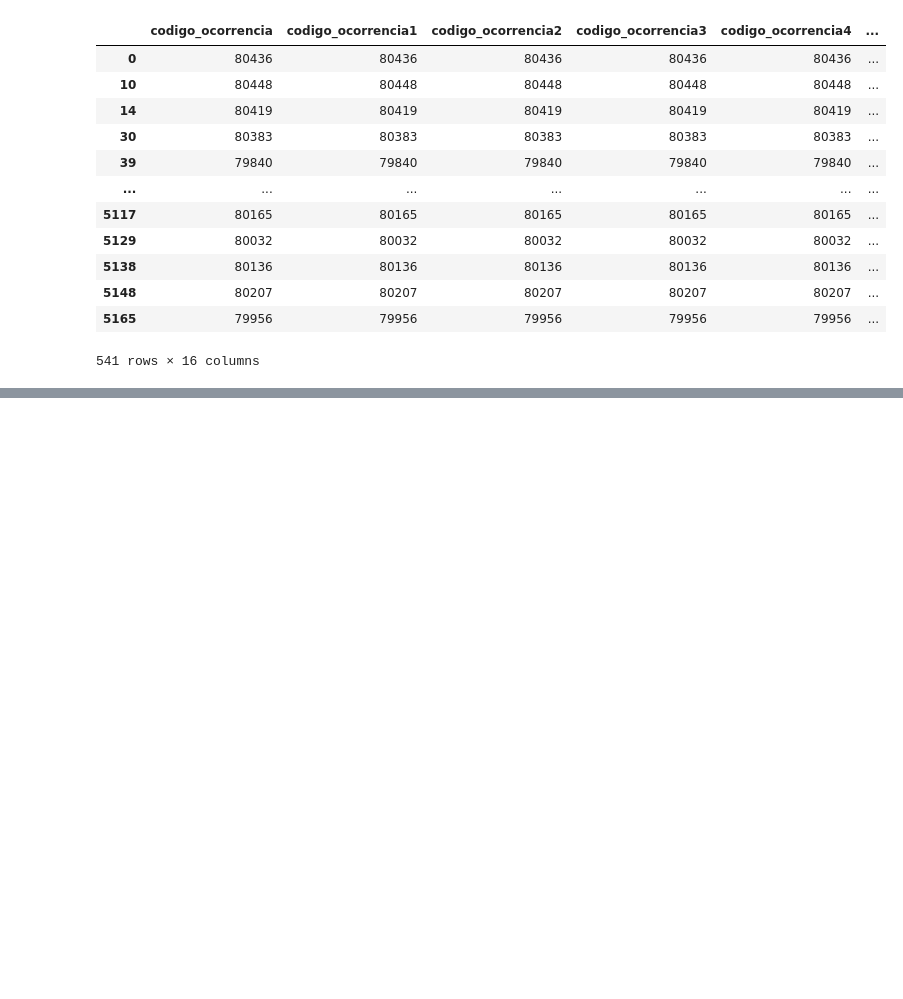
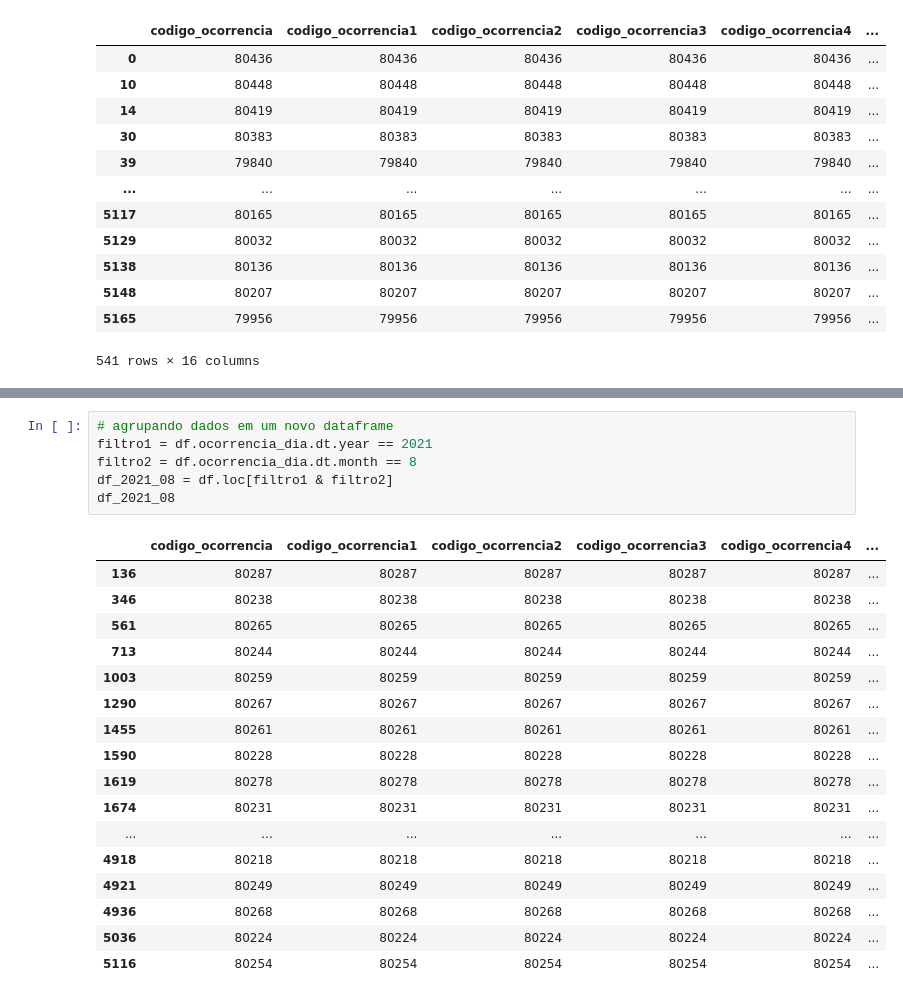
Before and after one commit to feuvpi/data-science, a Jupyter notebook: Ocorrencias_Aereas/transformação_notebook.ipynb, the cells around one changed output, grey strips where cells are left out. Drawn from its saved outputs; the diff is of its cells as text; blank space fills up the shorter version.

```diff
--- a/Ocorrencias_Aereas/transformação_notebook.ipynb
+++ b/Ocorrencias_Aereas/transformação_notebook.ipynb
@@ -286,0 +342,24 @@ df.loc[filtro]
+# %%
+# agrupando dados em um novo dataframe
+filtro1 = df.ocorrencia_dia.dt.year == 2021
+filtro2 = df.ocorrencia_dia.dt.month == 8
+df_2021_08 = df.loc[filtro1 & filtro2]
+df_2021_08
+# %% [output]
+|  | codigo_ocorrencia | codigo_ocorrencia1 | codigo_ocorrencia2 | codigo_ocorrencia3 | codigo_ocorrencia4 | ... |
+| 136 | 80287 | 80287 | 80287 | 80287 | 80287 | ... |
+| 346 | 80238 | 80238 | 80238 | 80238 | 80238 | ... |
+| 561 | 80265 | 80265 | 80265 | 80265 | 80265 | ... |
+| 713 | 80244 | 80244 | 80244 | 80244 | 80244 | ... |
+| 1003 | 80259 | 80259 | 80259 | 80259 | 80259 | ... |
+| 1290 | 80267 | 80267 | 80267 | 80267 | 80267 | ... |
+| 1455 | 80261 | 80261 | 80261 | 80261 | 80261 | ... |
+| 1590 | 80228 | 80228 | 80228 | 80228 | 80228 | ... |
+| 1619 | 80278 | 80278 | 80278 | 80278 | 80278 | ... |
+| 1674 | 80231 | 80231 | 80231 | 80231 | 80231 | ... |
+| ... | ... | ... | ... | ... | ... | ... |
+| 4918 | 80218 | 80218 | 80218 | 80218 | 80218 | ... |
+| 4921 | 80249 | 80249 | 80249 | 80249 | 80249 | ... |
+| 4936 | 80268 | 80268 | 80268 | 80268 | 80268 | ... |
+| 5036 | 80224 | 80224 | 80224 | 80224 | 80224 | ... |
+| 5116 | 80254 | 80254 | 80254 | 80254 | 80254 | ... |
```
Also changed, not shown: parts of 4 cells of this notebook.
